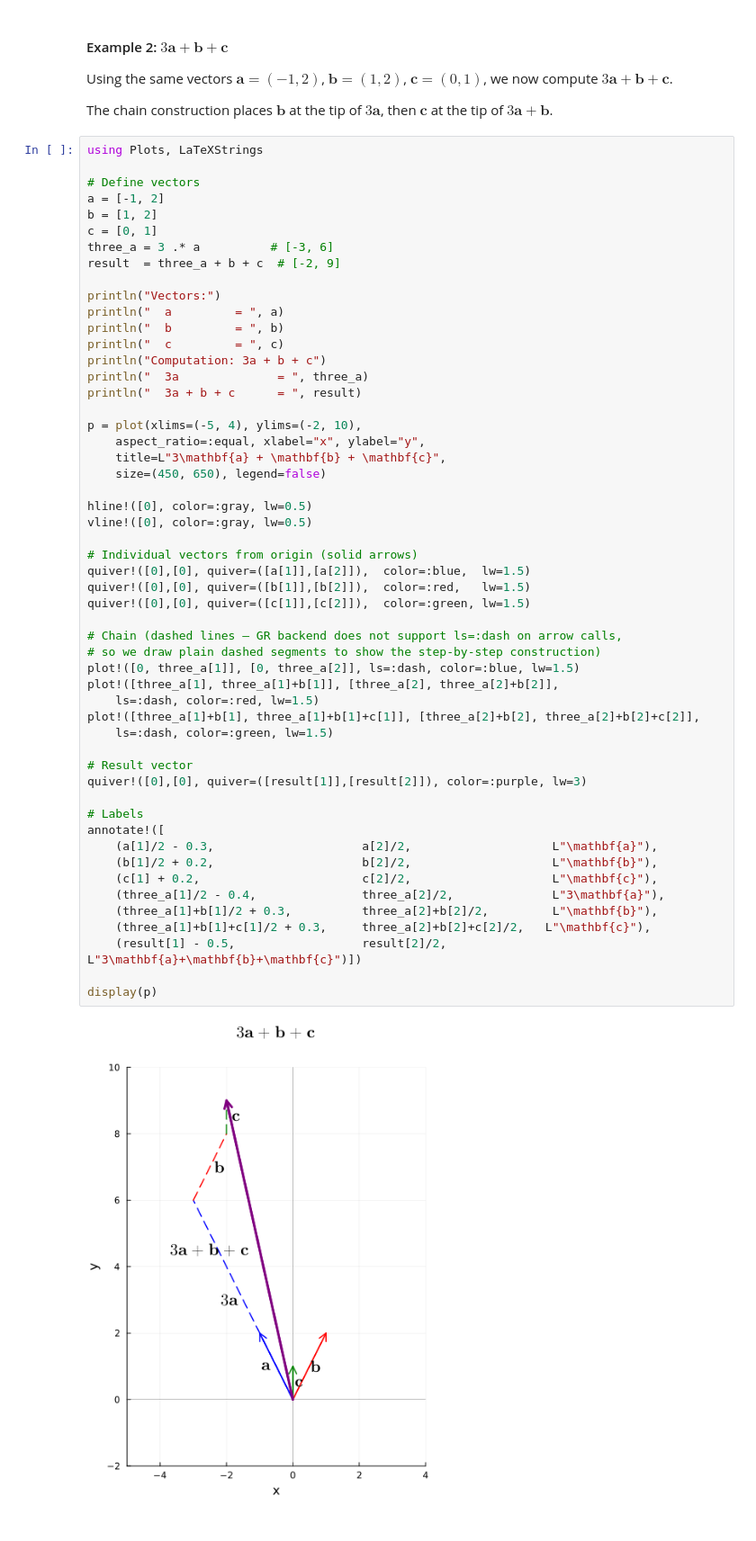
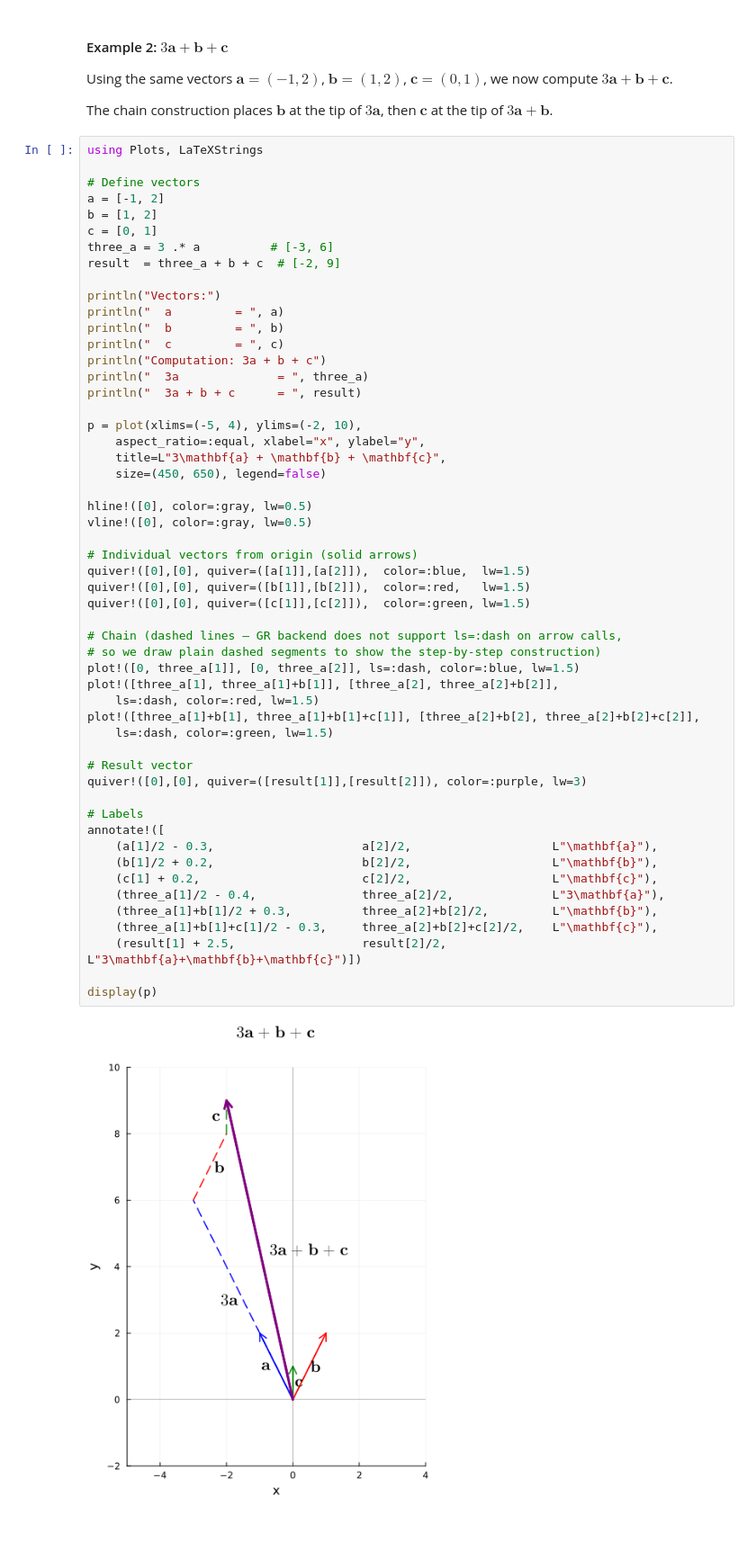
Before and after one commit to FourMInfo/Linear_Algebra, a Jupyter notebook: notebooks/Linear_Algebra_Basics.ipynb, the cells around one changed output. Shown at 90% size. Drawn from its saved outputs; the diff is of its cells as text.

```diff
--- a/notebooks/Linear_Algebra_Basics.ipynb
+++ b/notebooks/Linear_Algebra_Basics.ipynb
@@ -2801,36 +2801,36 @@ p = plot(xlims=(-5, 4), ylims=(-2, 10),
 
 hline!([0], color=:gray, lw=0.5)
 vline!([0], color=:gray, lw=0.5)
 
 # Individual vectors from origin (solid arrows)
 quiver!([0],[0], quiver=([a[1]],[a[2]]),  color=:blue,  lw=1.5)
 quiver!([0],[0], quiver=([b[1]],[b[2]]),  color=:red,   lw=1.5)
 quiver!([0],[0], quiver=([c[1]],[c[2]]),  color=:green, lw=1.5)
 
 # Chain (dashed lines — GR backend does not support ls=:dash on arrow calls,
 # so we draw plain dashed segments to show the step-by-step construction)
 plot!([0, three_a[1]], [0, three_a[2]], ls=:dash, color=:blue, lw=1.5)
 plot!([three_a[1], three_a[1]+b[1]], [three_a[2], three_a[2]+b[2]],
     ls=:dash, color=:red, lw=1.5)
 plot!([three_a[1]+b[1], three_a[1]+b[1]+c[1]], [three_a[2]+b[2], three_a[2]+b[2]+c[2]],
     ls=:dash, color=:green, lw=1.5)
 
 # Result vector
 quiver!([0],[0], quiver=([result[1]],[result[2]]), color=:purple, lw=3)
 
 # Labels
 annotate!([
     (a[1]/2 - 0.3,                     a[2]/2,                    L"\mathbf{a}"),
     (b[1]/2 + 0.2,                     b[2]/2,                    L"\mathbf{b}"),
     (c[1] + 0.2,                       c[2]/2,                    L"\mathbf{c}"),
     (three_a[1]/2 - 0.4,               three_a[2]/2,              L"3\mathbf{a}"),
     (three_a[1]+b[1]/2 + 0.3,          three_a[2]+b[2]/2,         L"\mathbf{b}"),
-    (three_a[1]+b[1]+c[1]/2 + 0.3,     three_a[2]+b[2]+c[2]/2,   L"\mathbf{c}"),
-    (result[1] - 0.5,                  result[2]/2,               L"3\mathbf{a}+\mathbf{b}+\mathbf{c}")])
+    (three_a[1]+b[1]+c[1]/2 - 0.3,     three_a[2]+b[2]+c[2]/2,    L"\mathbf{c}"),
+    (result[1] + 2.5,                  result[2]/2,               L"3\mathbf{a}+\mathbf{b}+\mathbf{c}")])
 
 display(p)
 # %% [output]
-[figure, old version]
+[figure, new version]
 Vectors:
   a         = [-1, 2]
   b         = [1, 2]
```
